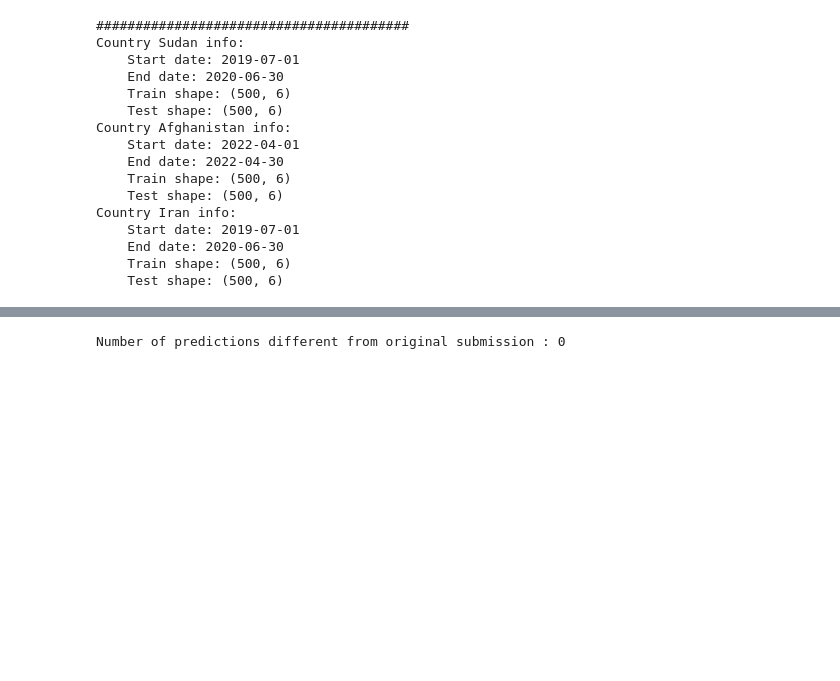
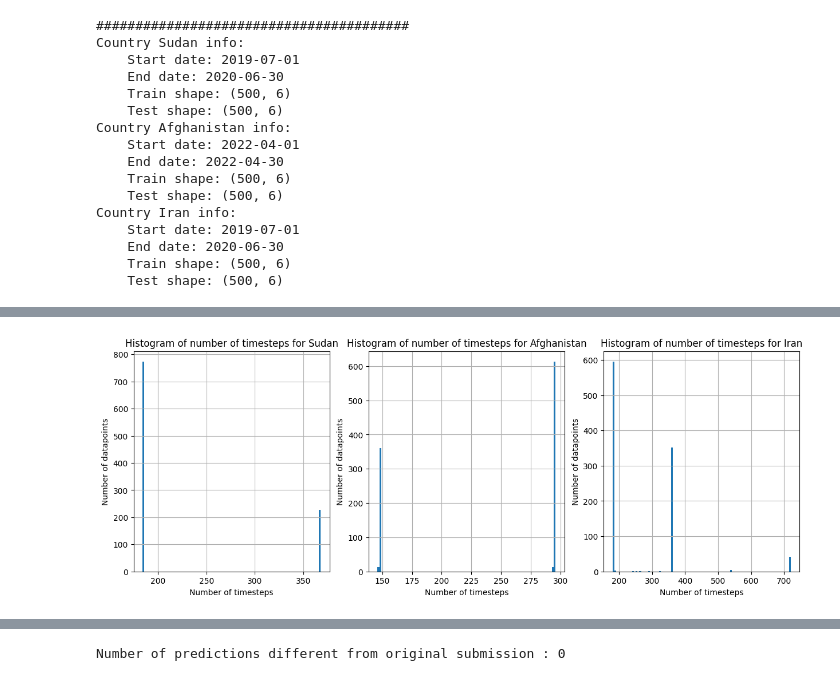
Before and after one commit to ITU-GeoAI-Challenge/2nd-place-GEO-AI-Challenge-for-Cropland-Mapping, a Jupyter notebook: GEO_AI_Cropland_extent_antoine_saget.ipynb, the cells around one changed output, grey strips where cells are left out. Saved outputs shown, nothing was run; the diff lists cells and outputs as text; code cells hidden in the pictures; blank space fills up the shorter version.

```diff
--- a/GEO_AI_Cropland_extent_antoine_saget.ipynb
+++ b/GEO_AI_Cropland_extent_antoine_saget.ipynb
@@ -89,7 +91,7 @@ PROJECT_NAME = "ee-antoinesaget"
 from dataset import Dataset
 
 ds = Dataset.from_files('Train.csv', 'Test.csv', 'Full dataset', country_settings, debug_level=1)
-ds.load_all_optical_data()
+ds.load_all_optical_data(PROJECT_NAME)
 # %% [output]
 ########################################
 Dataset info:
@@ -135,0 +149,15 @@ Country Iran info:
+# %%
+fig, axs = plt.subplots(1, 3, figsize=(15, 5))
+
+for country, ax in zip(ds.countries, axs):
+    mask = filter_by_country(ds._df, country)
+    ids = ds._df[mask][ID]
+    optical_country = ds._optical_df[ds._optical_df[ID].isin(ids)]
+    optical_country.groupby(ID).count()[NDVI].hist(bins=100, ax=ax)
+
+    ax.set_title(f'Histogram of number of timesteps for {country.name}')
+    ax.set_xlabel('Number of timesteps')
+    ax.set_ylabel('Number of datapoints')
+plt.show()
+# %% [output]
+[figure, added]
```
Also changed, not shown: parts of 29 cells of this notebook, 2 other files.
